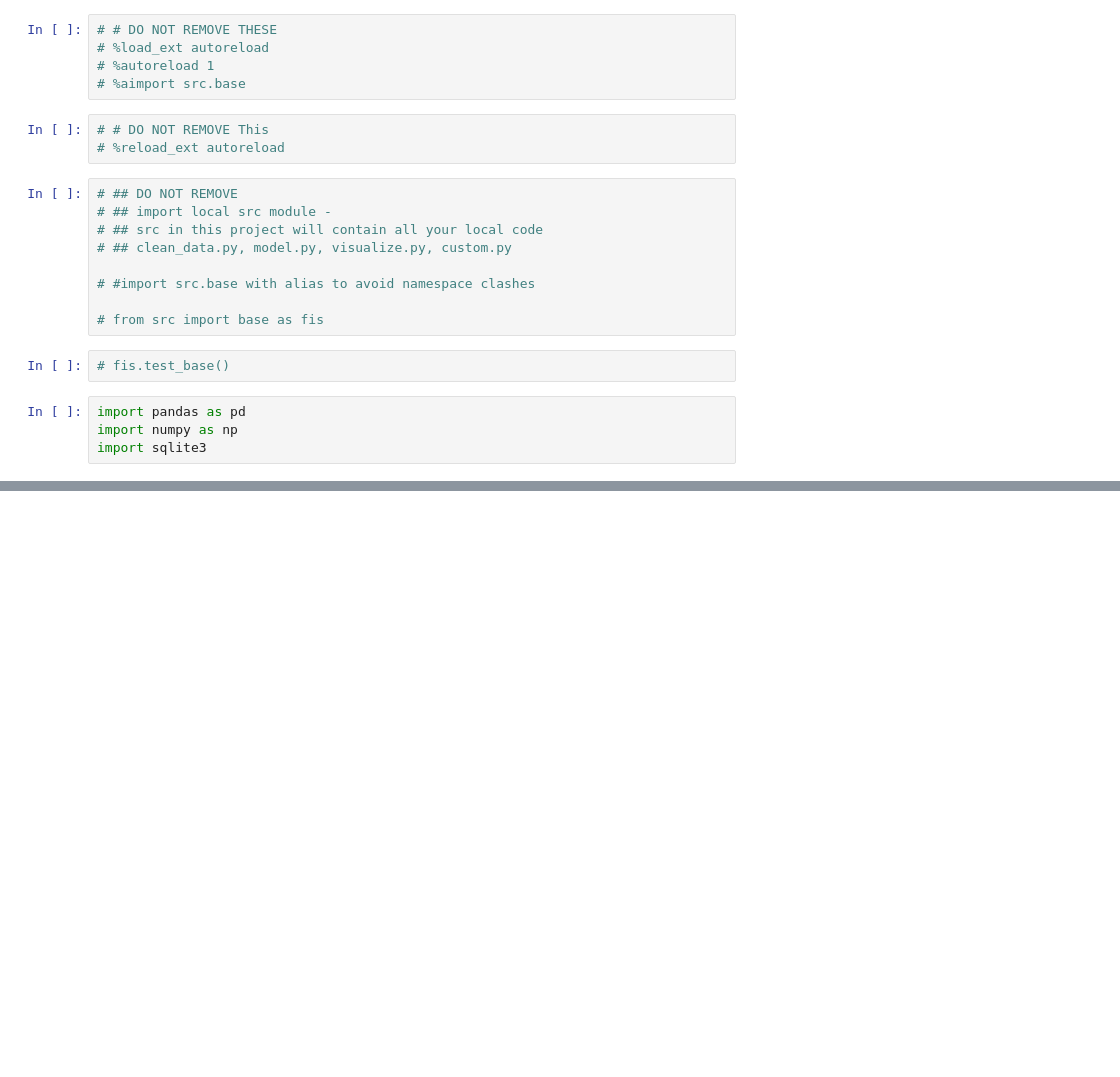
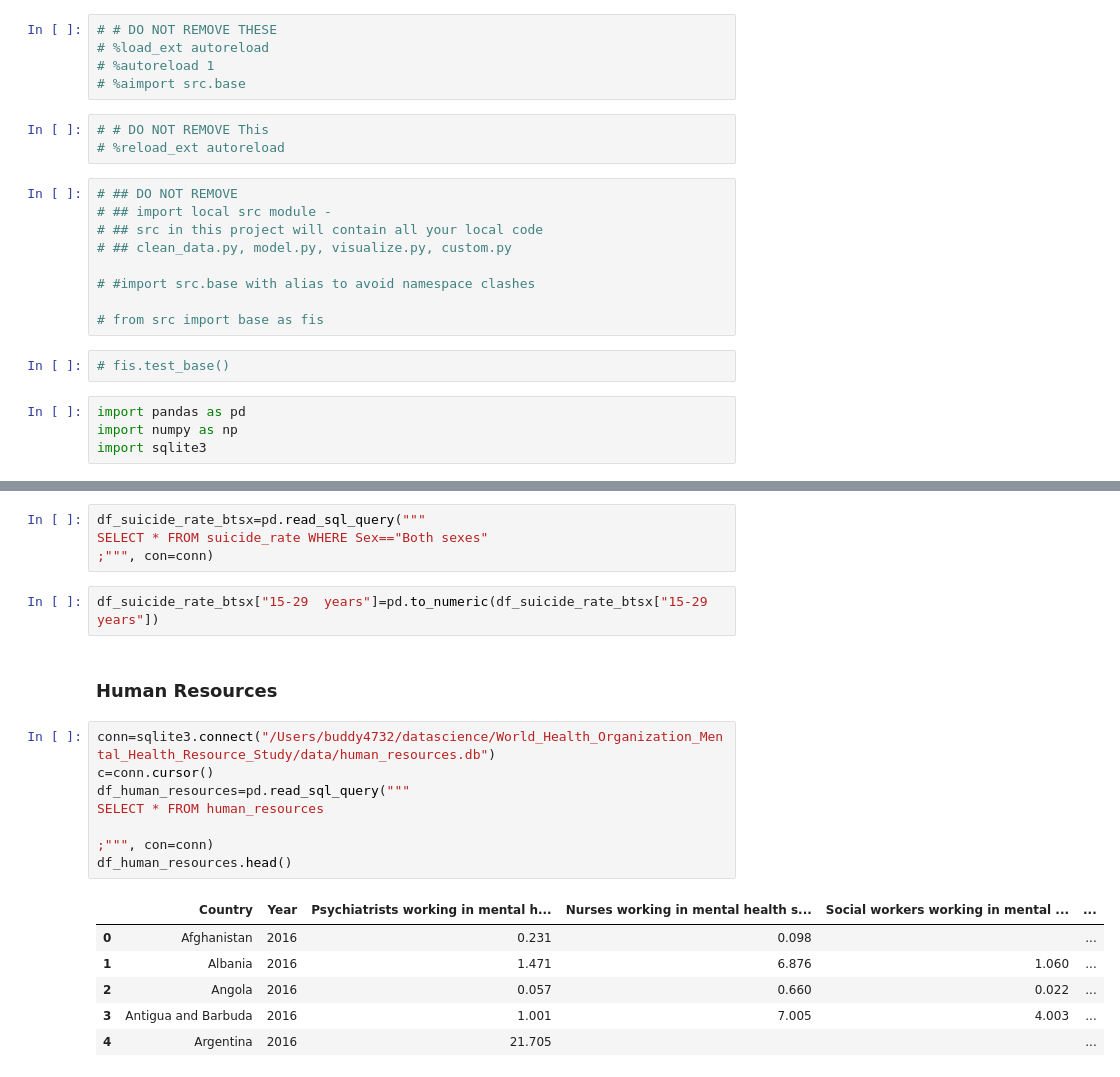
Before and after one commit to Dr-Salcedo/world_health_organization_mental_health_resource_study, a Jupyter notebook: notebooks/ps_world_health_organization_mental_health_resource_study.ipynb, the cells around one changed output, grey strips where cells are left out. Saved outputs shown, nothing was run; the diff lists cells and outputs as text; blank space fills up the shorter version.

```diff
--- a/notebooks/ps_world_health_organization_mental_health_resource_study.ipynb
+++ b/notebooks/ps_world_health_organization_mental_health_resource_study.ipynb
@@ -53,0 +106,23 @@ df.head(10)
+# %%
+df_suicide_rate_btsx=pd.read_sql_query("""
+SELECT * FROM suicide_rate WHERE Sex=="Both sexes"
+;""", con=conn)
+# %%
+df_suicide_rate_btsx["15-29  years"]=pd.to_numeric(df_suicide_rate_btsx["15-29  years"])
+# %% [markdown]
+### Human Resources
+# %%
+conn=sqlite3.connect("/Users/buddy4732/datascience/World_Health_Organization_Mental_Health_Resource_Study/data/human_resources.db")
+c=conn.cursor()
+df_human_resources=pd.read_sql_query("""
+SELECT * FROM human_resources
+
+;""", con=conn)
+df_human_resources.head()
+# %% [output]
+|  | Country | Year | Psychiatrists working in mental h... | Nurses working in mental health s... | Social workers working in mental ... | ... |
+| 0 | Afghanistan | 2016 | 0.231 | 0.098 |  | ... |
+| 1 | Albania | 2016 | 1.471 | 6.876 | 1.060 | ... |
+| 2 | Angola | 2016 | 0.057 | 0.660 | 0.022 | ... |
+| 3 | Antigua and Barbuda | 2016 | 1.001 | 7.005 | 4.003 | ... |
+| 4 | Argentina | 2016 | 21.705 |  |  | ... |
```
Also changed, not shown: parts of 51 cells of this notebook.
